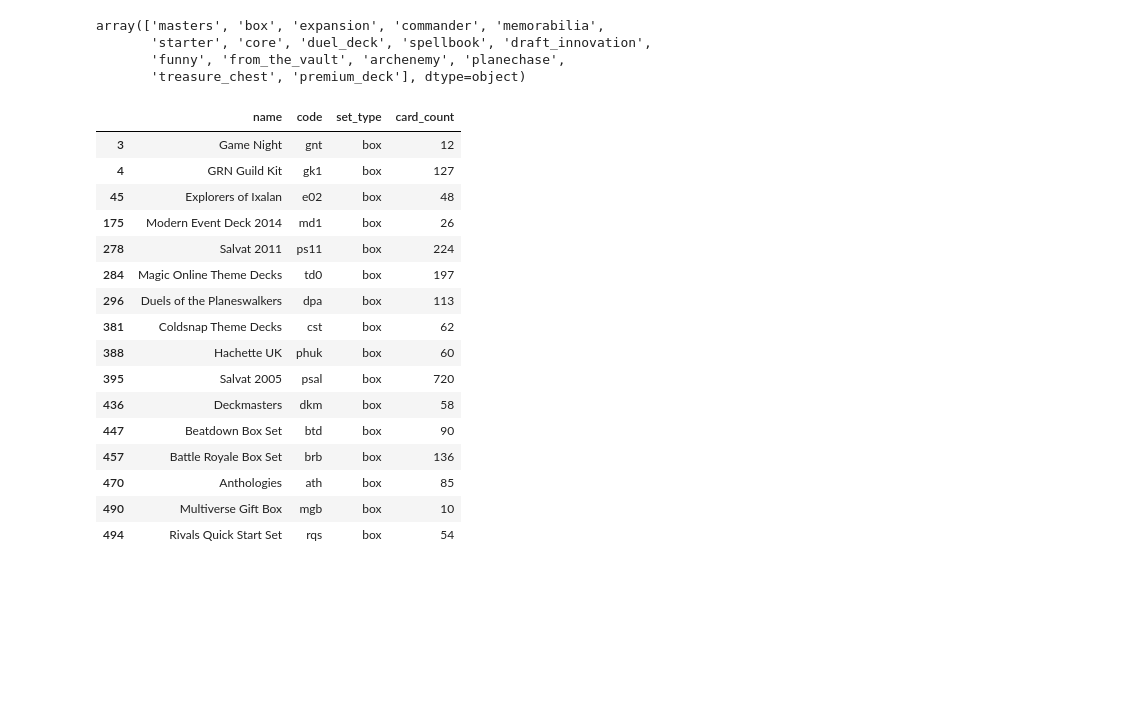
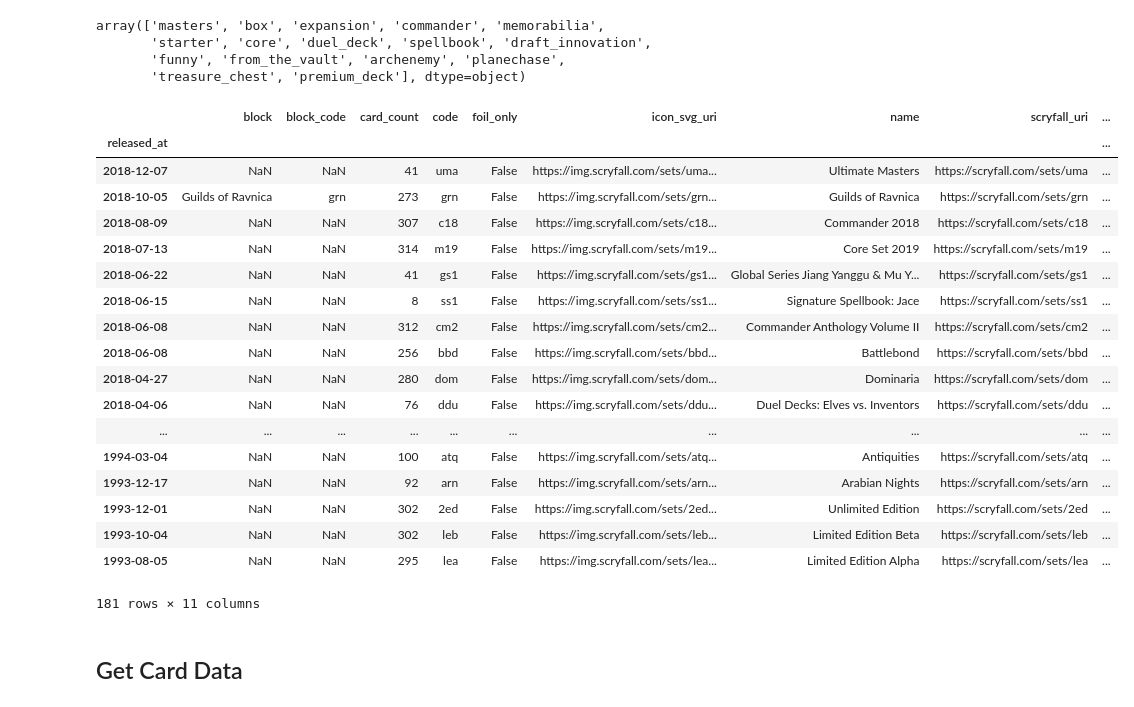
Before and after one commit to alexgcuevas/mystic-speculation, a Jupyter notebook: scrape/Scraping Scratchpad.ipynb, the cells around one changed output. Cells and saved outputs as stored; diff of their text form; code cells hidden in the pictures; blank space fills up the shorter version.

```diff
--- a/scrape/Scraping Scratchpad.ipynb
+++ b/scrape/Scraping Scratchpad.ipynb
@@ -76,23 +56,3 @@ types_to_drop = [
     'funny',
     'treasure_chest'
 ]
-# %%
-sets_df[['name','code','set_type','card_count']][sets_df['set_type']=='box']
-# %% [output]
-|  | name | code | set_type | card_count |
-| 3 | Game Night | gnt | box | 12 |
-| 4 | GRN Guild Kit | gk1 | box | 127 |
-| 45 | Explorers of Ixalan | e02 | box | 48 |
-| 175 | Modern Event Deck 2014 | md1 | box | 26 |
-| 278 | Salvat 2011 | ps11 | box | 224 |
-| 284 | Magic Online Theme Decks | td0 | box | 197 |
-| 296 | Duels of the Planeswalkers | dpa | box | 113 |
-| 381 | Coldsnap Theme Decks | cst | box | 62 |
-| 388 | Hachette UK | phuk | box | 60 |
-| 395 | Salvat 2005 | psal | box | 720 |
-| 436 | Deckmasters | dkm | box | 58 |
-| 447 | Beatdown Box Set | btd | box | 90 |
-| 457 | Battle Royale Box Set | brb | box | 136 |
-| 470 | Anthologies | ath | box | 85 |
-| 490 | Multiverse Gift Box | mgb | box | 10 |
-| 494 | Rivals Quick Start Set | rqs | box | 54 |
@@ -100,0 +59,26 @@ sets_df['set_type'].unique()
+# %%
+final_sets = sets_df[sets_df['code'].apply(lambda x: x not in sets_to_drop)]
+final_sets = final_sets[final_sets['set_type'].apply(lambda x: x not in types_to_drop)]
+final_sets
+# %% [output]
+|  | block | block_code | card_count | code | foil_only | icon_svg_uri | name | scryfall_uri | ... |
+| released_at |  |  |  |  |  |  |  |  | ... |
+| 2018-12-07 | NaN | NaN | 41 | uma | False | https://img.scryfall.com/sets/uma... | Ultimate Masters | https://scryfall.com/sets/uma | ... |
+| 2018-10-05 | Guilds of Ravnica | grn | 273 | grn | False | https://img.scryfall.com/sets/grn... | Guilds of Ravnica | https://scryfall.com/sets/grn | ... |
+| 2018-08-09 | NaN | NaN | 307 | c18 | False | https://img.scryfall.com/sets/c18... | Commander 2018 | https://scryfall.com/sets/c18 | ... |
+| 2018-07-13 | NaN | NaN | 314 | m19 | False | https://img.scryfall.com/sets/m19... | Core Set 2019 | https://scryfall.com/sets/m19 | ... |
+| 2018-06-22 | NaN | NaN | 41 | gs1 | False | https://img.scryfall.com/sets/gs1... | Global Series Jiang Yanggu & Mu Y... | https://scryfall.com/sets/gs1 | ... |
+| 2018-06-15 | NaN | NaN | 8 | ss1 | False | https://img.scryfall.com/sets/ss1... | Signature Spellbook: Jace | https://scryfall.com/sets/ss1 | ... |
+| 2018-06-08 | NaN | NaN | 312 | cm2 | False | https://img.scryfall.com/sets/cm2... | Commander Anthology Volume II | https://scryfall.com/sets/cm2 | ... |
+| 2018-06-08 | NaN | NaN | 256 | bbd | False | https://img.scryfall.com/sets/bbd... | Battlebond | https://scryfall.com/sets/bbd | ... |
+| 2018-04-27 | NaN | NaN | 280 | dom | False | https://img.scryfall.com/sets/dom... | Dominaria | https://scryfall.com/sets/dom | ... |
+| 2018-04-06 | NaN | NaN | 76 | ddu | False | https://img.scryfall.com/sets/ddu... | Duel Decks: Elves vs. Inventors | https://scryfall.com/sets/ddu | ... |
+| ... | ... | ... | ... | ... | ... | ... | ... | ... | ... |
+| 1994-03-04 | NaN | NaN | 100 | atq | False | https://img.scryfall.com/sets/atq... | Antiquities | https://scryfall.com/sets/atq | ... |
+| 1993-12-17 | NaN | NaN | 92 | arn | False | https://img.scryfall.com/sets/arn... | Arabian Nights | https://scryfall.com/sets/arn | ... |
+| 1993-12-01 | NaN | NaN | 302 | 2ed | False | https://img.scryfall.com/sets/2ed... | Unlimited Edition | https://scryfall.com/sets/2ed | ... |
+| 1993-10-04 | NaN | NaN | 302 | leb | False | https://img.scryfall.com/sets/leb... | Limited Edition Beta | https://scryfall.com/sets/leb | ... |
+| 1993-08-05 | NaN | NaN | 295 | lea | False | https://img.scryfall.com/sets/lea... | Limited Edition Alpha | https://scryfall.com/sets/lea | ... |
+181 rows × 11 columns
+# %% [markdown]
+## Get Card Data
```
Also changed, not shown: parts of 11 cells of this notebook, 1 other file.
